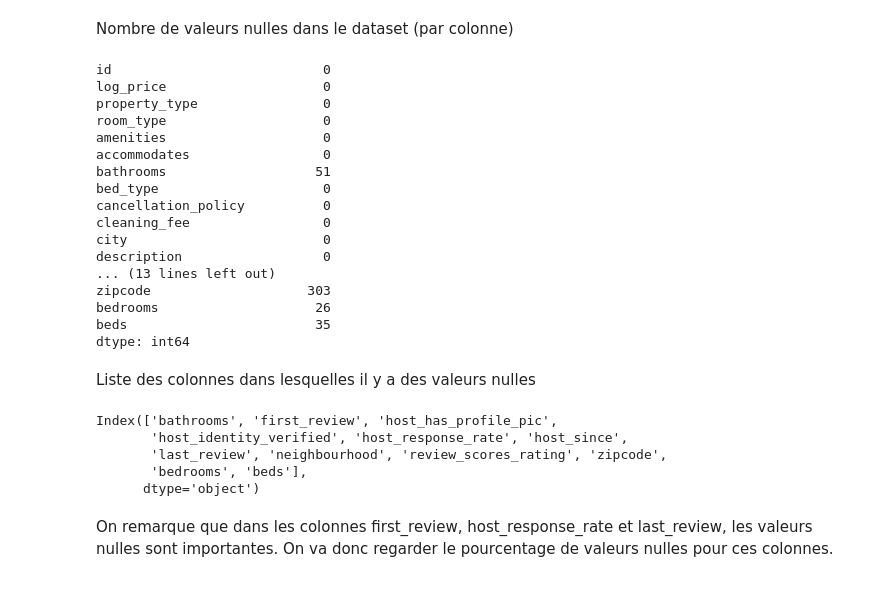
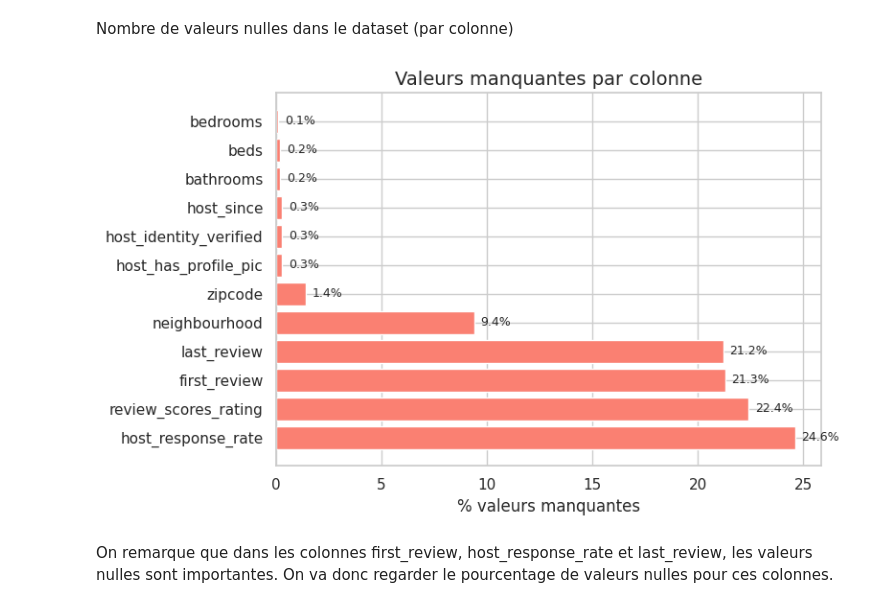
Before and after one commit to Amy-RZ5/Airbnb, a Jupyter notebook: example.ipynb, the cells around one changed output. Drawn from its saved outputs; the diff is of its cells as text; code cells hidden in the pictures.

```diff
--- a/example.ipynb
+++ b/example.ipynb
@@ -45,36 +78,23 @@ memory usage: 4.6+ MB
 On voit que la majorité des données stockées sont de type 'object'.
 # %% [markdown]
 Nombre de valeurs nulles dans le dataset (par colonne)
-# %%
-airbnb.isnull().sum()
-# %% [output]
-id                           0
-log_price                    0
-property_type                0
-room_type                    0
-amenities                    0
-accommodates                 0
-bathrooms                   51
-bed_type                     0
-cancellation_policy          0
-cleaning_fee                 0
-city                         0
-description                  0
-... (13 lines left out)
-zipcode                    303
-bedrooms                    26
-beds                        35
-dtype: int64
-# %% [markdown]
-Liste des colonnes dans lesquelles il y a des valeurs nulles
-# %%
-airbnb.columns[airbnb.isnull().any()]
-# %% [output]
-Index(['bathrooms', 'first_review', 'host_has_profile_pic',
-       'host_identity_verified', 'host_response_rate', 'host_since',
-       'last_review', 'neighbourhood', 'review_scores_rating', 'zipcode',
-       'bedrooms', 'beds'],
-      dtype='object')
+# %%
+missing=airbnb.isnull().sum()
+missing_pourcent=(missing/len(airbnb)*100).round(1) #calcul du pourcentage de valeurs manquantes
+missing_dataframe=pd.DataFrame({'nb de valeurs manquantes' : missing, '%':missing_pourcent}) #nouveau DataFrame pour visualiser les valeurs manquantes
+missing_dataframe=missing_dataframe[missing_dataframe['nb de valeurs manquantes']>0].sort_values('%', ascending=False)
+
+#graphe pour rendre les observations plus visuelles
+fig, axes=plt.subplots(figsize=(8,5))
+graphe_barres=axes.barh(missing_dataframe.index, missing_dataframe['%'], color='salmon',edgecolor='white')
+axes.set_xlabel('% valeurs manquantes')
+axes.set_title('Valeurs manquantes par colonne', fontsize=14)
+for barre, valeur in zip(graphe_barres, missing_dataframe['%']):
+    axes.text(barre.get_width()+0.3, barre.get_y()+barre.get_height()/2,f'{valeur}%',va='center', fontsize=9) #ajout du texte à côté de chaque barre
+plt.tight_layout() #ajustement des espacements pour la lisibilité
+plt.show()
+# %% [output]
+[figure, added]
 # %% [markdown]
 On remarque que dans les colonnes first_review, host_response_rate et last_review, les valeurs nulles sont importantes. On va donc regarder le pourcentage de valeurs nulles pour ces colonnes.
 # %%
```
Also changed, not shown: parts of 24 cells of this notebook.
